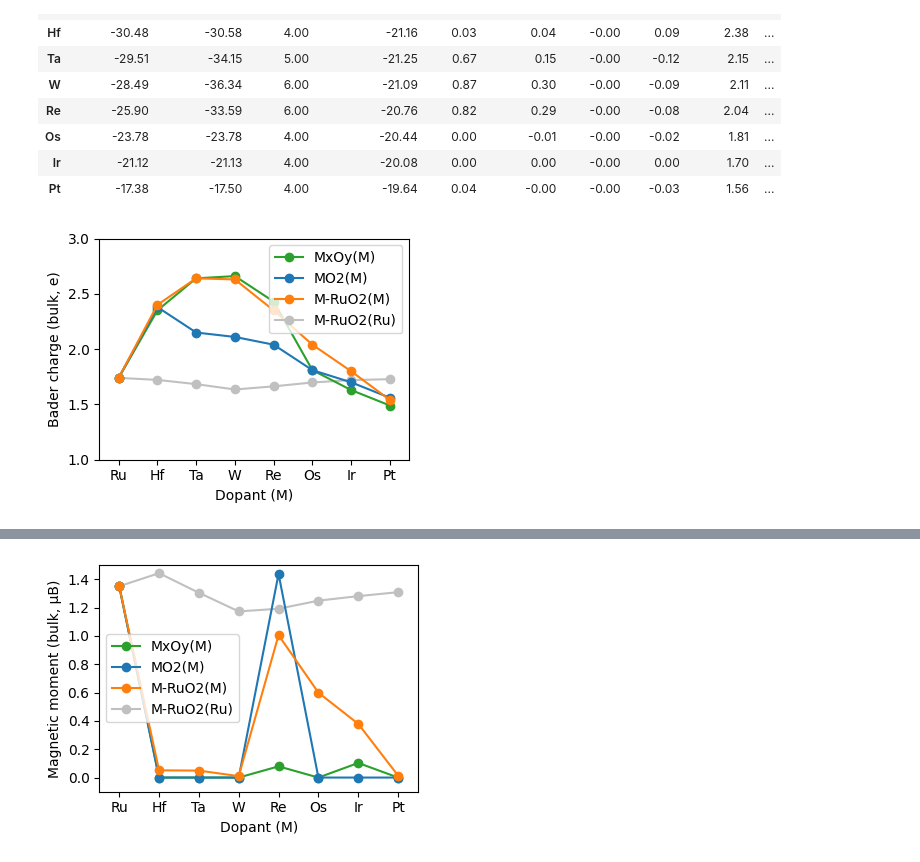
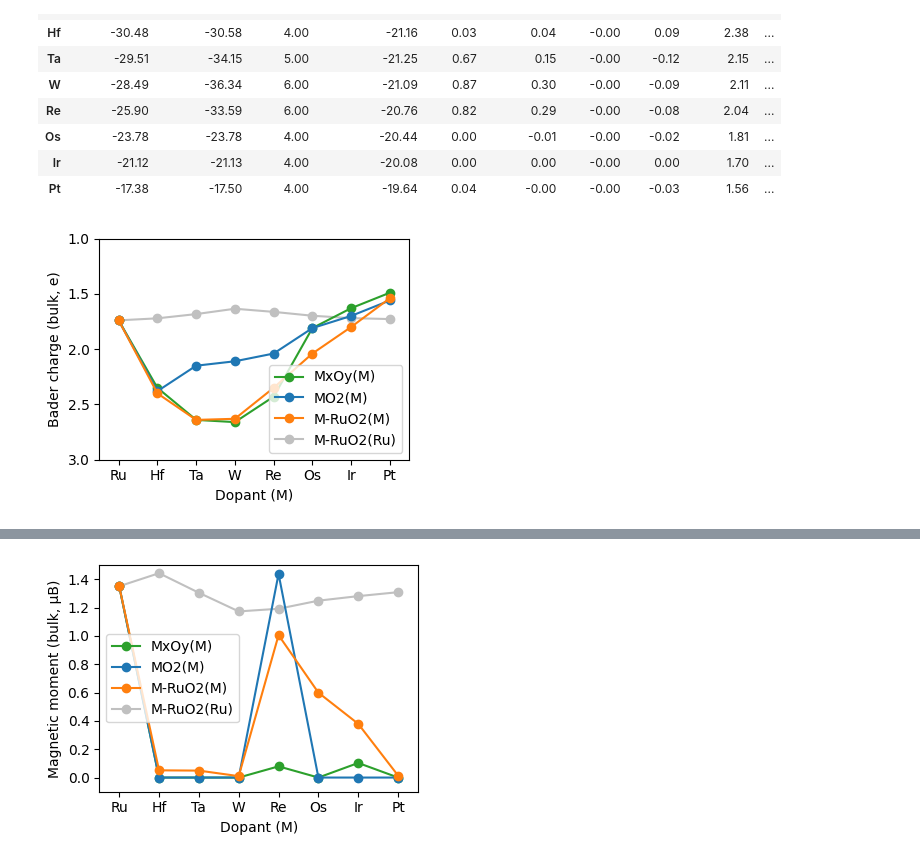
Before and after one commit to jhyeonjung97/tools, a Jupyter notebook: ruo2/icohp.ipynb, the cells around one changed output, grey strips where cells are left out. Saved outputs shown, nothing was run; the diff lists cells and outputs as text; code cells hidden in the pictures.

```diff
--- a/ruo2/icohp.ipynb
+++ b/ruo2/icohp.ipynb
@@ -182,8 +182,8 @@ for dir in ['3_bulk_M-RuO2']:
             chgs = atoms.get_initial_charges()
             M_chg = sum(chgs[M_index])/len(M_index)
             Ru_chg = sum(chgs[Ru_index])/len(Ru_index)
-            data.loc[element, f'{oxide_type}_chg_M'] = M_chg
-            data.loc[element, f'{oxide_type}_chg_Ru'] = Ru_chg
+            data.loc[element, f'{oxide_type}_chg(M)'] = M_chg
+            data.loc[element, f'{oxide_type}_chg(Ru)'] = Ru_chg
 
         mag_file = os.path.join(path, 'moments.json')
         if os.path.exists(mag_file):
@@ -191,8 +191,8 @@ for dir in ['3_bulk_M-RuO2']:
             mags = atoms.get_magnetic_moments()
             M_mag = sum(abs(mags[i]) for i in M_index) / len(M_index)
             Ru_mag = sum(abs(mags[i]) for i in Ru_index) / len(Ru_index)
-            data.loc[element, f'{oxide_type}_mag_M'] = M_mag
-            data.loc[element, f'{oxide_type}_mag_Ru'] = Ru_mag
+            data.loc[element, f'{oxide_type}_mag(M)'] = M_mag
+            data.loc[element, f'{oxide_type}_mag(Ru)'] = Ru_mag
 data
 # %% [output]
 |  | MO2_energy | MxOy_energy | MxOy_os | M-RuO2_energy | MO2_fe | M-RuO2_fe | MxOy_fe | bulk_de | MO2_chg | ... |
@@ -207,34 +207,34 @@ data
 # %%
 plt.figure(figsize=figsize)
 
-cols = ['MxOy_chg', 'MO2_chg', 'M-RuO2_chg_M', 'M-RuO2_chg_Ru']
+cols = ['MxOy_chg', 'MO2_chg', 'M-RuO2_chg(M)', 'M-RuO2_chg(Ru)']
 labels = ['MxOy(M)', 'MO2(M)', 'M-RuO2(M)', 'M-RuO2(Ru)']
 colors = ['tab:green', 'tab:blue', 'tab:orange', 'silver']
 zorders = [2, 3, 4, 1]
 
 for i, col in enumerate(cols):
     if col in data.columns:
         plt.plot(
             data.index,
             data[col],
             marker='o',
             label=labels[i % len(labels)],
             color=colors[i % len(colors)],
             zorder=zorders[i % len(zorders)]
         )
 
 # plt.title('MO2 vs M-RuO2')
 plt.xlabel('Dopant (M)')
 plt.ylabel('Bader charge (bulk, e)')
-plt.ylim(1.0, 3.0)
+plt.ylim(3.0, 1.0)
 
 plt.xlim(-0.5, 7.5)
 plt.legend(loc='best')
 plt.xticks(range(len(data.index)), data.index.tolist())
 
 plt.tight_layout()
 plt.savefig(f'{root}/figures/bulk_bader_charge.png', dpi=dpi, transparent=True)
 plt.show()
 plt.close()
 # %% [output]
-[figure, old version]
+[figure, new version]
```
Also changed, not shown: parts of 15 cells of this notebook, 1 other file.
